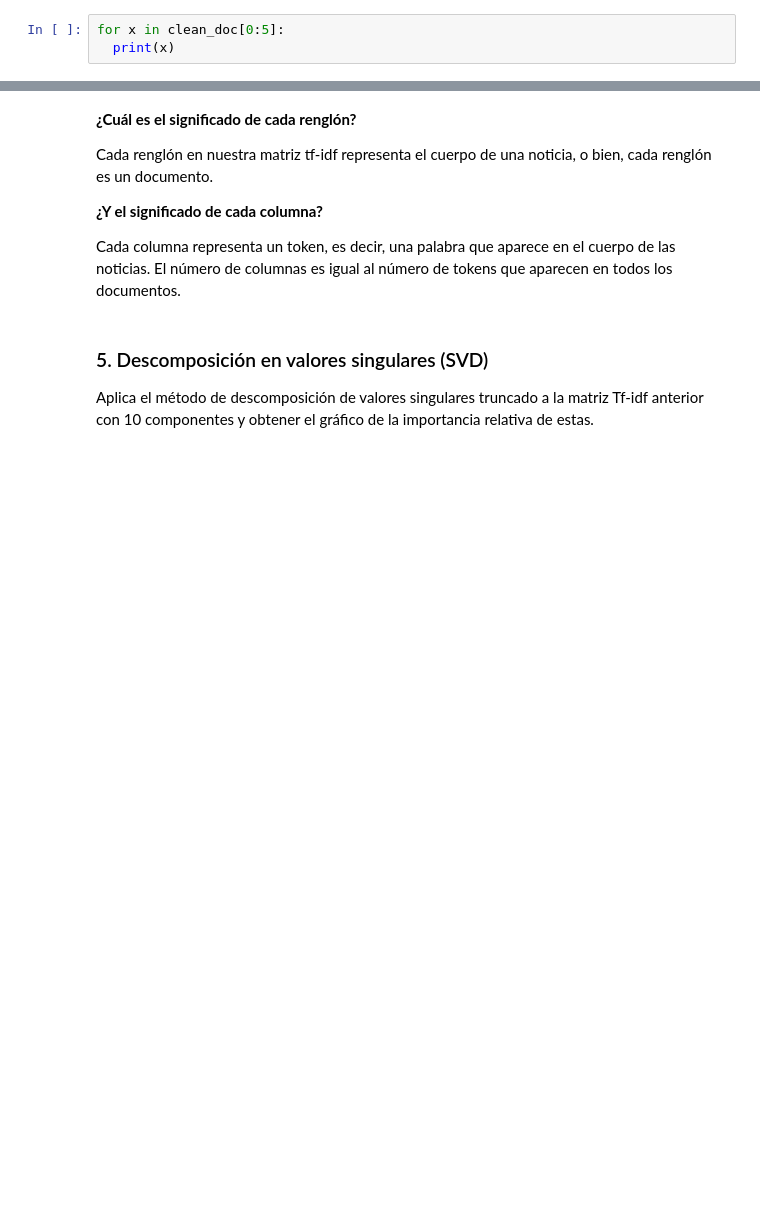
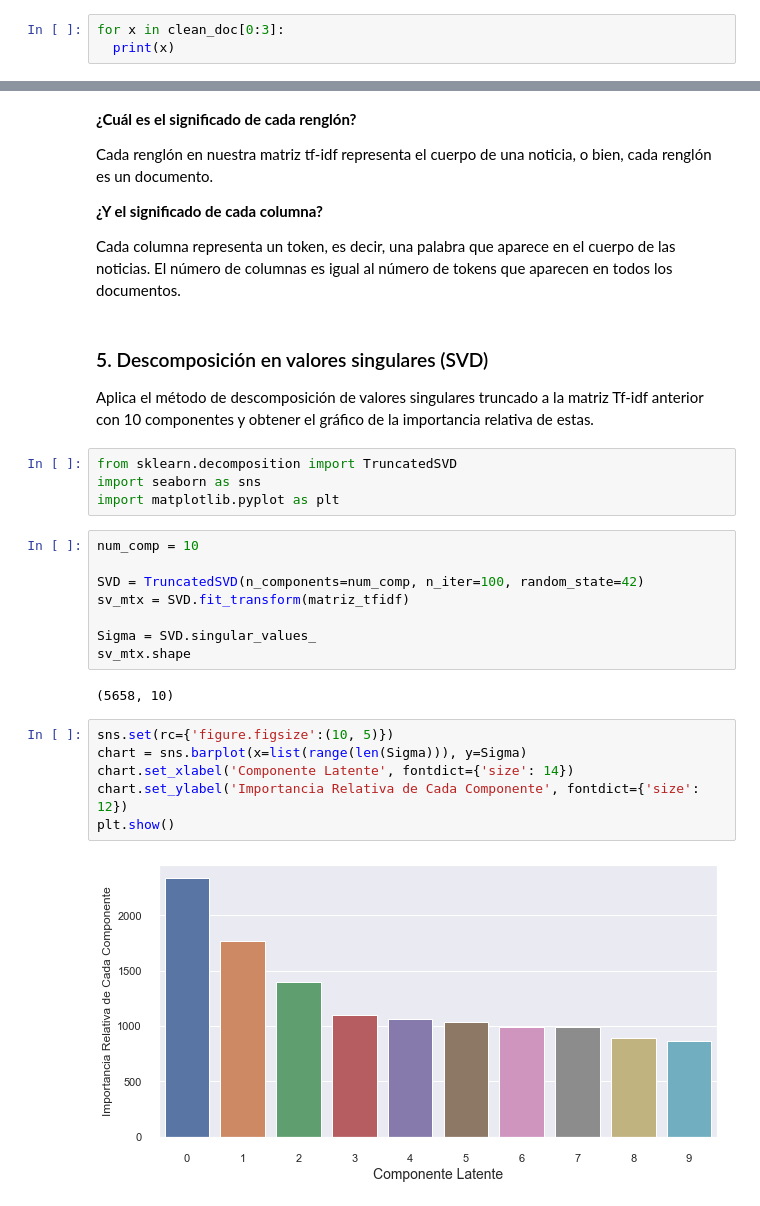
Before and after one commit to ivnlee/tec-mna-nlp, a Jupyter notebook: semana-6-7/Equipo13_semana6y7.ipynb, the cells around one changed output, grey strips where cells are left out. Cells and saved outputs as stored; diff of their text form; blank space fills up the shorter version.

```diff
--- a/semana-6-7/Equipo13_semana6y7.ipynb
+++ b/semana-6-7/Equipo13_semana6y7.ipynb
@@ -45,7 +45,7 @@ def clean_tok(doc):
 # %%
 clean_doc = [clean_tok(str(x)) for x in df['noticia']]
 # %%
-for x in clean_doc[0:5]:
+for x in clean_doc[0:3]:
   print(x)
 # %% [output]
 ['españa', 'dejado', 'ser', 'católica', 'decía', 'manuel', 'azaña', 'comienzo', 'segunda', 'república', 'aquel', 'congreso', 'diputados', 'aprobó', 'leyes', 'laicistas', 'metáfora', 'dejó', 'ser', 'ca ...
@@ -131,3 +129,25 @@ Cada columna representa un token, es decir, una palabra que aparece en el cuerpo
 # %% [markdown]
 ### 5. Descomposición en valores singulares (SVD)
 Aplica el método de descomposición de valores singulares truncado a la matriz Tf-idf anterior con 10 componentes y obtener el gráfico de la importancia relativa de estas.
+# %%
+from sklearn.decomposition import TruncatedSVD
+import seaborn as sns
+import matplotlib.pyplot as plt
+# %%
+num_comp = 10
+
+SVD = TruncatedSVD(n_components=num_comp, n_iter=100, random_state=42)
+sv_mtx = SVD.fit_transform(matriz_tfidf)
+
+Sigma = SVD.singular_values_
+sv_mtx.shape
+# %% [output]
+(5658, 10)
+# %%
+sns.set(rc={'figure.figsize':(10, 5)})
+chart = sns.barplot(x=list(range(len(Sigma))), y=Sigma)
+chart.set_xlabel('Componente Latente', fontdict={'size': 14})
+chart.set_ylabel('Importancia Relativa de Cada Componente', fontdict={'size': 12})
+plt.show()
+# %% [output]
+[figure, added]
```
Also changed, not shown: parts of 5 cells of this notebook.
